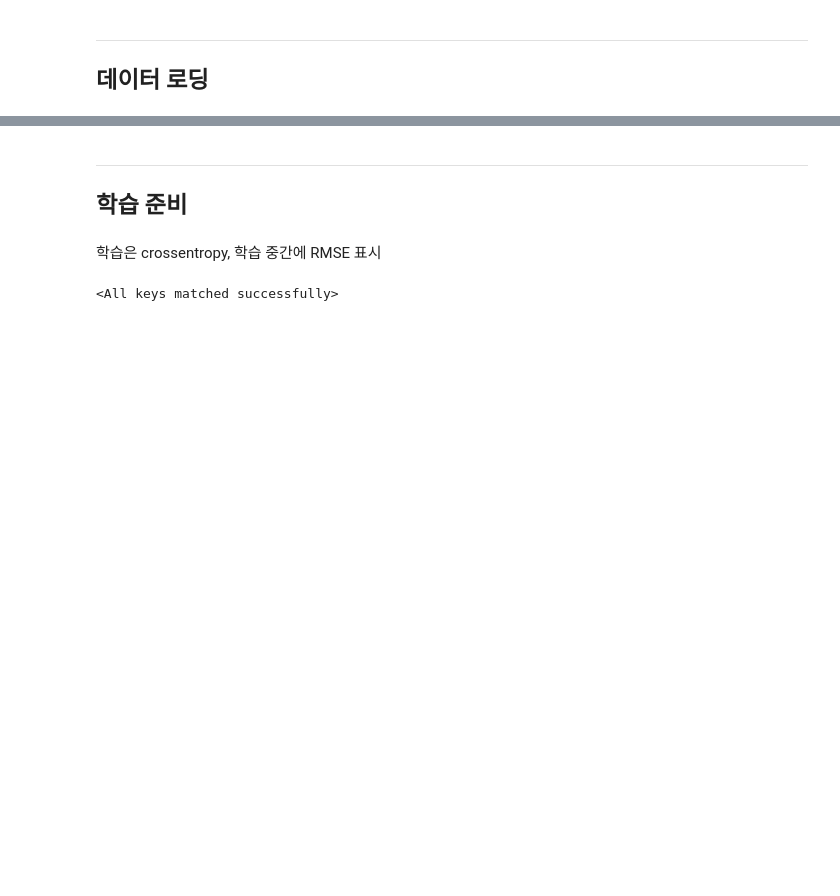
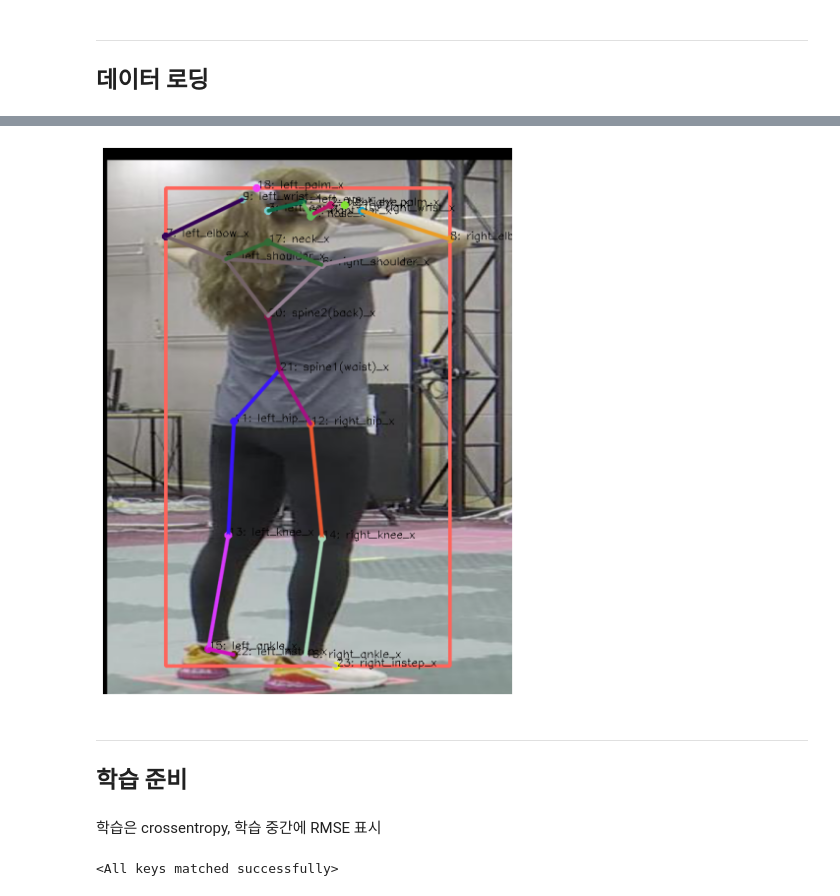
Before and after one commit to Kitsunetic/motion-keypoint, a Jupyter notebook: HRNet 학습.ipynb, the cells around one changed output, grey strips where cells are left out. Cells and saved outputs as stored; diff of their text form; code cells hidden in the pictures; blank space fills up the shorter version.

```diff
--- a/HRNet 학습.ipynb
+++ b/HRNet 학습.ipynb
@@ -139,0 +220,4 @@ dl_kwargs = dict(batch_size=BATCH_SIZE, num_workers=4)
+# %%
+utils.draw_keypoints(x.permute(1, 2, 0).mul(255.0).type(torch.uint8).numpy(), utils.nums2keypoints(y) * 4)
+# %% [output]
+[figure, added]
```
Also changed, not shown: parts of 53 cells of this notebook, 4 other files.
